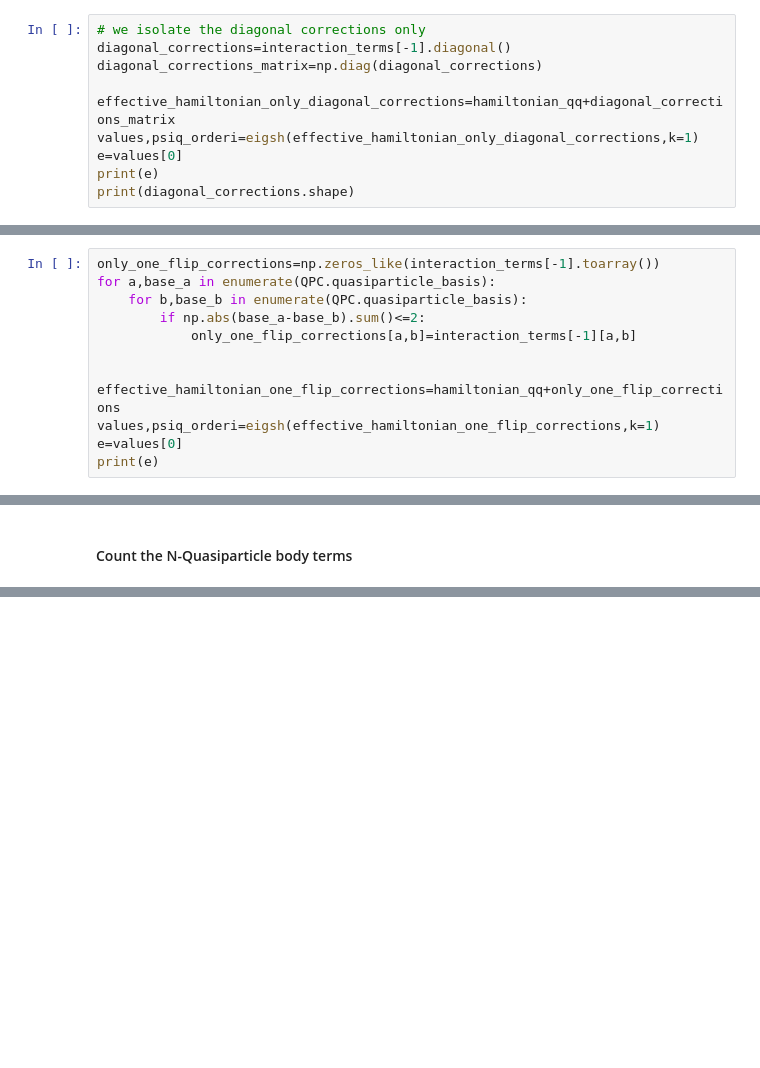
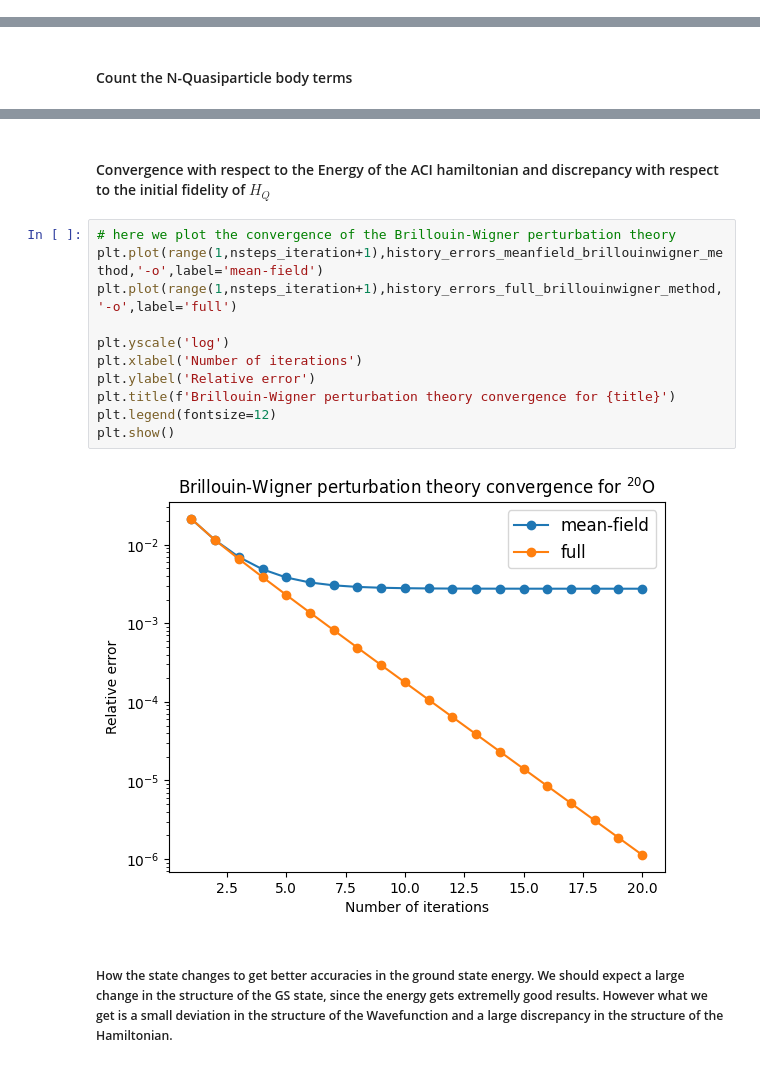
Before and after one commit to emacosta95/3rdQA4NSM, a Jupyter notebook: BrillouinWignerAnalysis.ipynb, the cells around one changed output, grey strips where cells are left out. Saved outputs shown, nothing was run; the diff lists cells and outputs as text; blank space fills up the shorter version.

```diff
--- a/BrillouinWignerAnalysis.ipynb
+++ b/BrillouinWignerAnalysis.ipynb
@@ -309,10 +467,0 @@ Ok, but what if we get only diagonal corrections ??
-# %%
-# we isolate the diagonal corrections only
-diagonal_corrections=interaction_terms[-1].diagonal()
-diagonal_corrections_matrix=np.diag(diagonal_corrections)
-
-effective_hamiltonian_only_diagonal_corrections=hamiltonian_qq+diagonal_corrections_matrix
-values,psiq_orderi=eigsh(effective_hamiltonian_only_diagonal_corrections,k=1)
-e=values[0]
-print(e)
-print(diagonal_corrections.shape)
@@ -324,12 +467,0 @@ Ok, and what if you add also one-flip corrections?
-# %%
-only_one_flip_corrections=np.zeros_like(interaction_terms[-1].toarray())
-for a,base_a in enumerate(QPC.quasiparticle_basis):
-    for b,base_b in enumerate(QPC.quasiparticle_basis):
-        if np.abs(base_a-base_b).sum()<=2:
-            only_one_flip_corrections[a,b]=interaction_terms[-1][a,b]
-
-
-effective_hamiltonian_one_flip_corrections=hamiltonian_qq+only_one_flip_corrections
-values,psiq_orderi=eigsh(effective_hamiltonian_one_flip_corrections,k=1)
-e=values[0]
-print(e)
@@ -356,0 +550,17 @@ print(count_0,count_1//2,count_2//2)
+# %% [markdown]
+#### Convergence with respect to the Energy of the ACI hamiltonian and discrepancy with respect to the initial fidelity of $H_Q$
+# %%
+# here we plot the convergence of the Brillouin-Wigner perturbation theory
+plt.plot(range(1,nsteps_iteration+1),history_errors_meanfield_brillouinwigner_method,'-o',label='mean-field')
+plt.plot(range(1,nsteps_iteration+1),history_errors_full_brillouinwigner_method,'-o',label='full')
+
+plt.yscale('log')
+plt.xlabel('Number of iterations')
+plt.ylabel('Relative error')
+plt.title(f'Brillouin-Wigner perturbation theory convergence for {title}')
+plt.legend(fontsize=12)
+plt.show()
+# %% [output]
+[figure, added]
+# %% [markdown]
+##### How the state changes to get better accuracies in the ground state energy. We should expect a large change in the structure of the GS state, since the energy gets extremelly good results. However what we get is a small deviation in the structure of the Wavefunction and a large discrepancy in the structure of the Hamiltonian.
```
Also changed, not shown: parts of 36 cells of this notebook.
